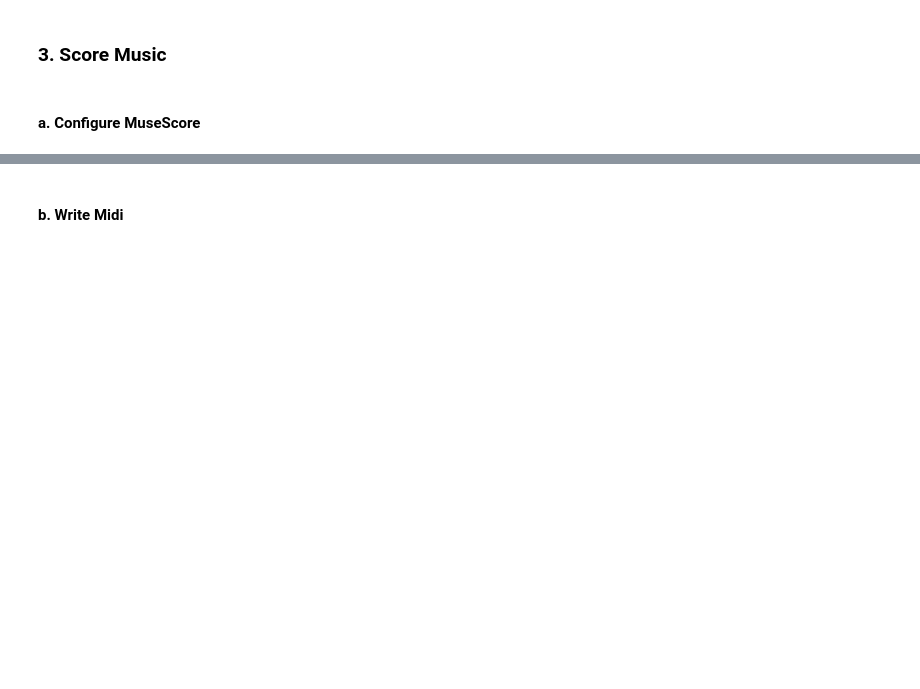
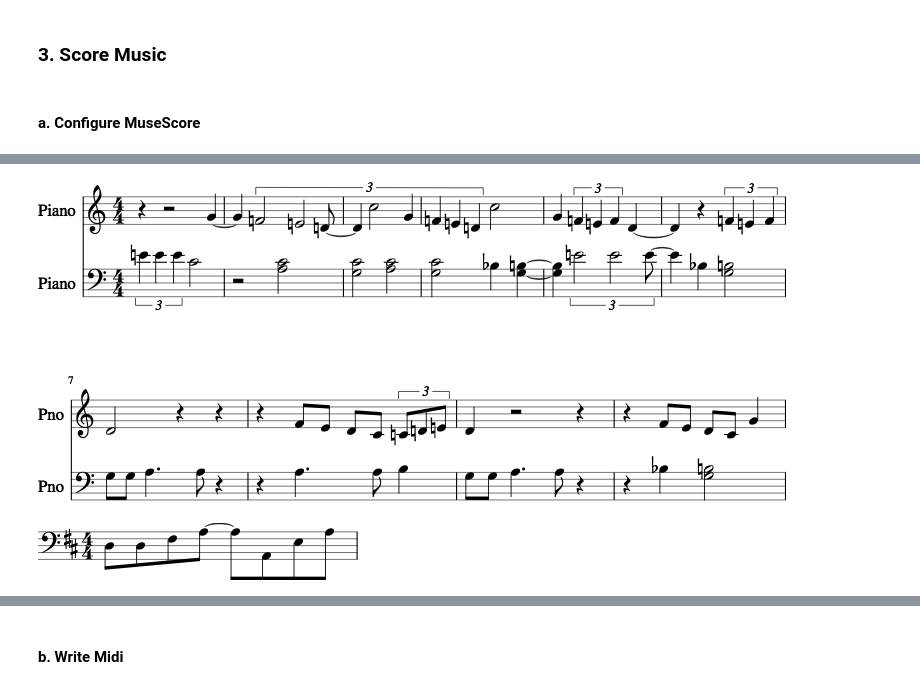
Before and after one commit to MickyDowns/deep-keras-music-net, a Jupyter notebook: music_study_aid.ipynb, the cells around one changed output, grey strips where cells are left out. Cells and saved outputs as stored; diff of their text form; code cells hidden in the pictures; blank space fills up the shorter version.

```diff
--- a/music_study_aid.ipynb
+++ b/music_study_aid.ipynb
@@ -4166,0 +4296,20 @@ class Musescore_context():
+# %%
+'''...compare with result of xml->stream->tiny/collapse->stream'''
+
+play_m21(converted.measures(mStart,mEnd))
+converted.measures(mStart,mEnd).show()
+
+# THREE PROBLEMS:
+# 1. MINE SHOWS ALL THE SHARPS... EVEN THOUGH KEY IS DOUBLE SHARP
+# 2. MINE ONLY CONNECTS TWO NOTES IN RAPID (0.5 QL) SUCCESSION WHILE THEIRS DOES FOUR.
+# 3. WHILE M21 CAN HANDLE QUADS AND CROSS-REFERENCES (A LA STAR WARS), MINE CAN'T HANDLE.
+# %% [output]
+[figure, added]
+# %%
+part = 1
+frm = 9
+to = 9
+#play_m21(s3a.parts[part].measures(frm,to))
+s3a.parts[part].measures(frm,to).show()
+# %% [output]
+[figure, added]
```
Also changed, not shown: parts of 95 cells of this notebook.
